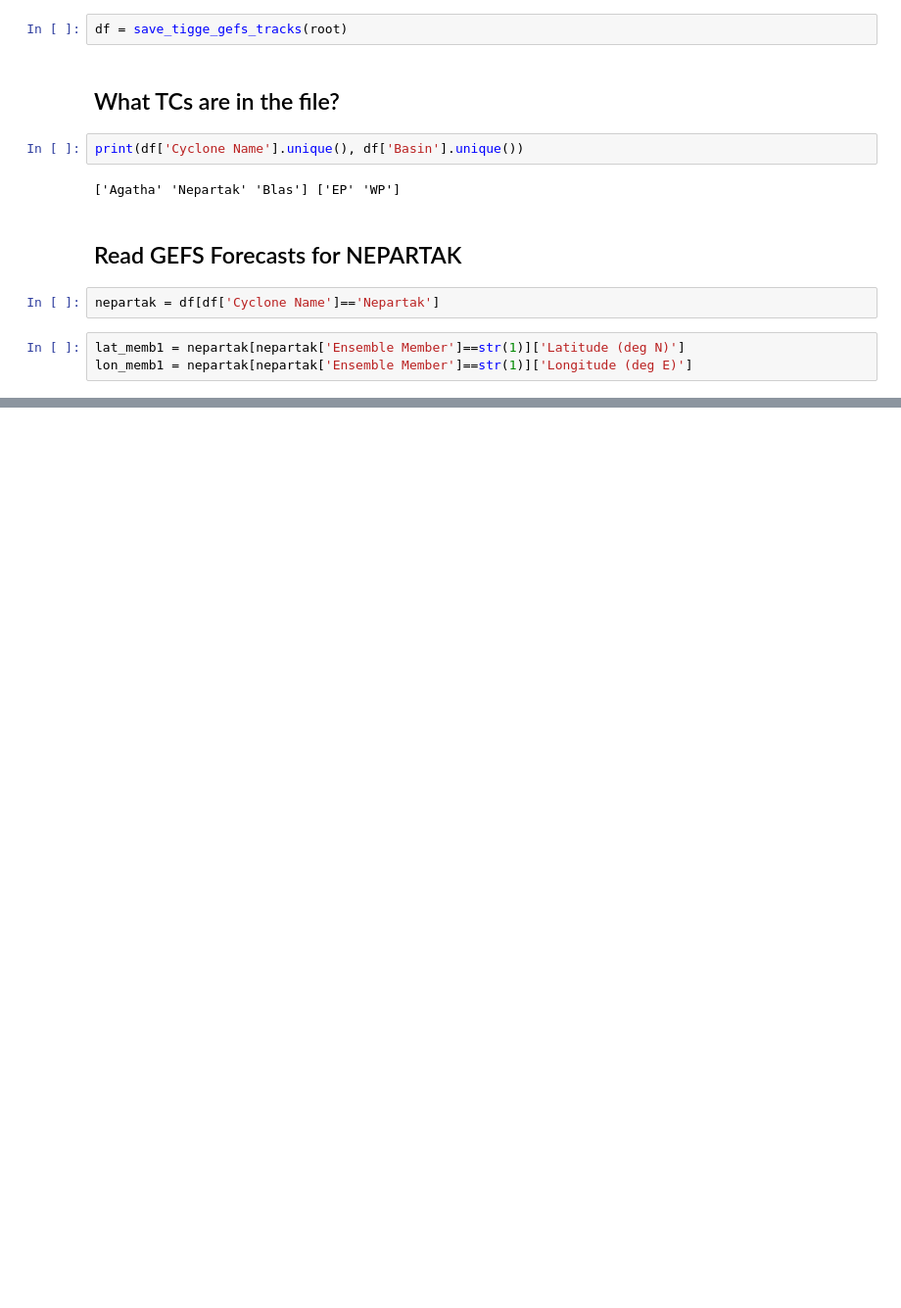
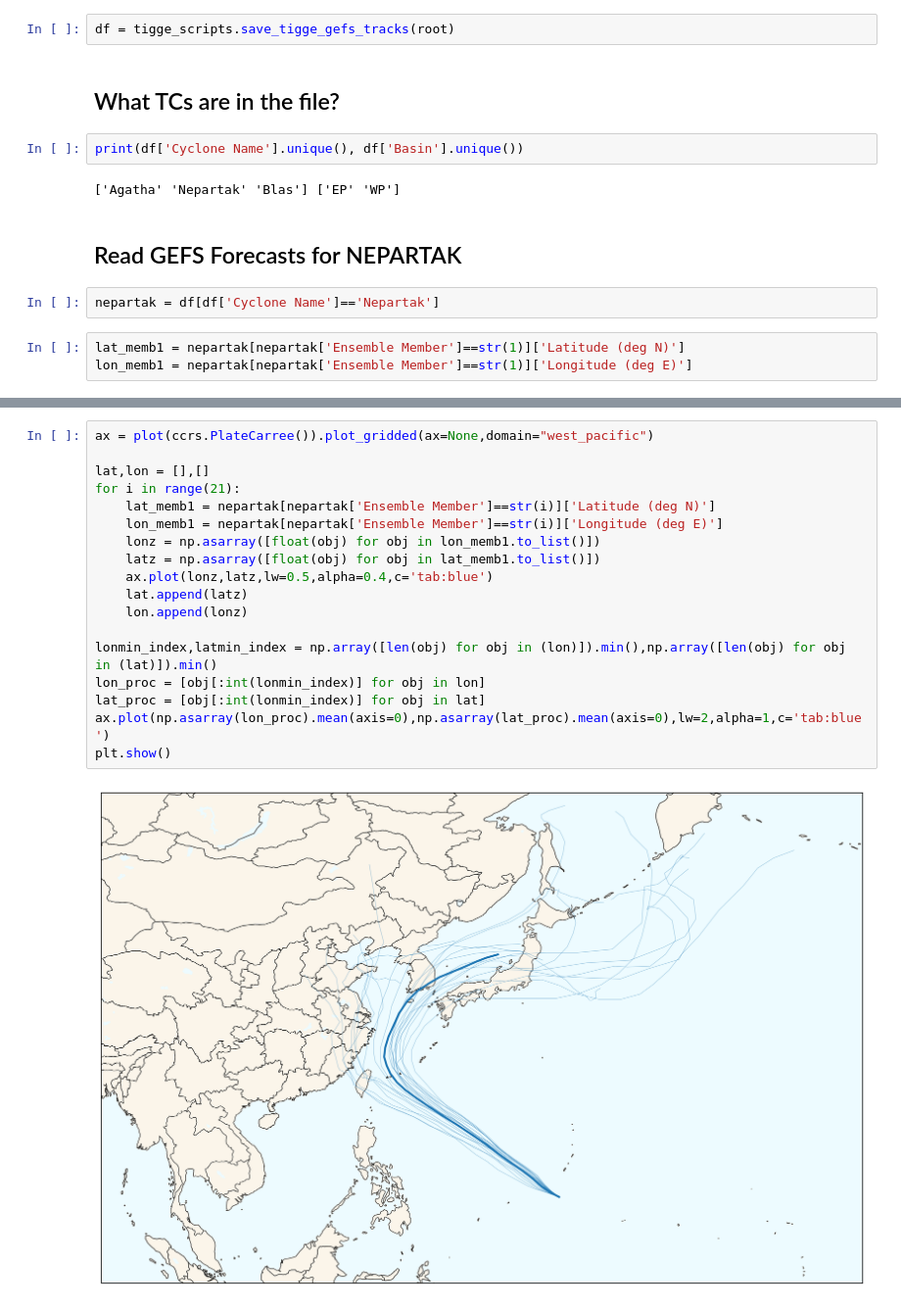
Before and after one commit to jhruppert/tc-crfrad, a Jupyter notebook: analysis/read_xml_fred.ipynb, the cells around one changed output, grey strips where cells are left out. Shown at 98% size. Drawn from its saved outputs; the diff is of its cells as text; blank space fills up the shorter version.

Commit message:
Add TIGGE processing script: Process + Plotting; V1

```diff
--- a/analysis/read_xml_fred.ipynb
+++ b/analysis/read_xml_fred.ipynb
@@ -52,7 +29,7 @@ def save_tigge_gefs_tracks(root):
 # %% [markdown]
 # Data converted to pandas dataframes
 # %%
-df = save_tigge_gefs_tracks(root)
+df = tigge_scripts.save_tigge_gefs_tracks(root)
 # %% [markdown]
 ## What TCs are in the file?
 # %%
@@ -97,0 +225,20 @@ plt.show()
+# %%
+ax = plot(ccrs.PlateCarree()).plot_gridded(ax=None,domain="west_pacific")
+
+lat,lon = [],[]
+for i in range(21):
+    lat_memb1 = nepartak[nepartak['Ensemble Member']==str(i)]['Latitude (deg N)']
+    lon_memb1 = nepartak[nepartak['Ensemble Member']==str(i)]['Longitude (deg E)']
+    lonz = np.asarray([float(obj) for obj in lon_memb1.to_list()])
+    latz = np.asarray([float(obj) for obj in lat_memb1.to_list()])
+    ax.plot(lonz,latz,lw=0.5,alpha=0.4,c='tab:blue')
+    lat.append(latz)
+    lon.append(lonz)
+
+lonmin_index,latmin_index = np.array([len(obj) for obj in (lon)]).min(),np.array([len(obj) for obj in (lat)]).min()
+lon_proc = [obj[:int(lonmin_index)] for obj in lon]
+lat_proc = [obj[:int(lonmin_index)] for obj in lat]
+ax.plot(np.asarray(lon_proc).mean(axis=0),np.asarray(lat_proc).mean(axis=0),lw=2,alpha=1,c='tab:blue')
+plt.show()
+# %% [output]
+[figure, added]
```
Also changed, not shown: parts of 8 cells of this notebook, 2 other files.
